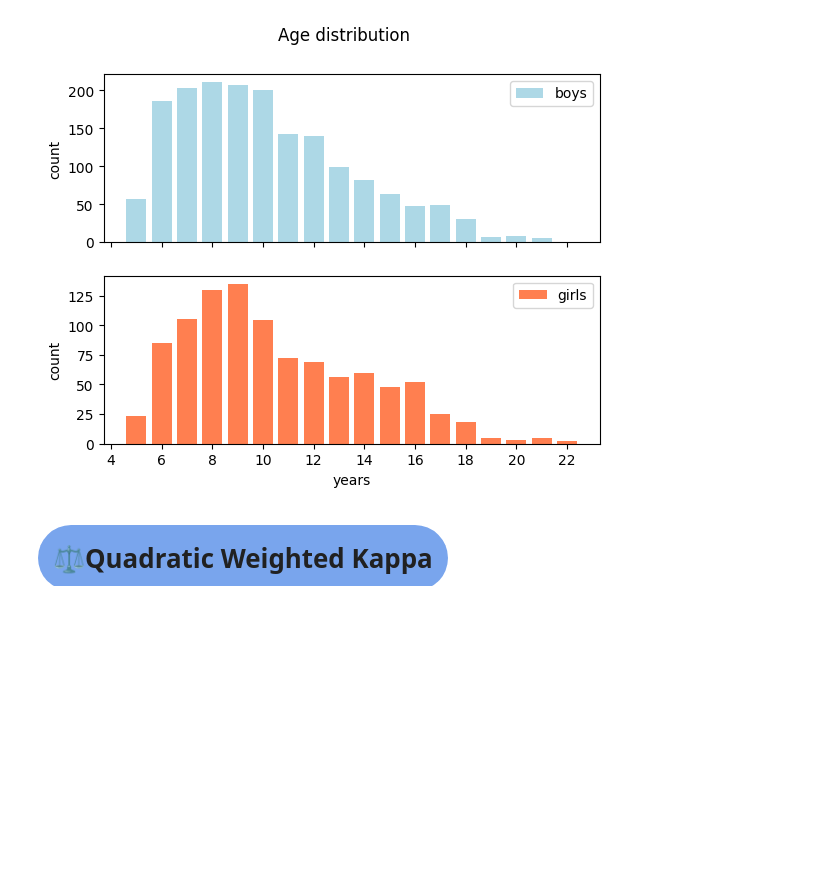
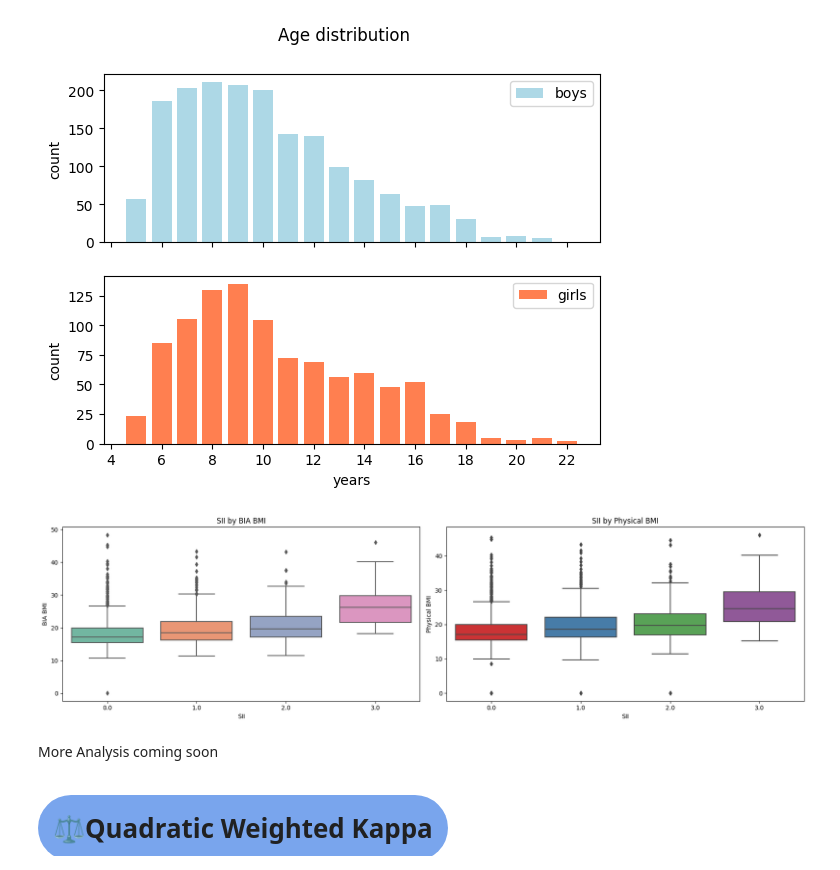
Before and after one commit to TaimourNazar/Child-Mind-Institute-Problematic-Internet-Use, a Jupyter notebook: Blend XGB LGBM_EDA_CMI Internet Usage.ipynb, the cells around one changed output. Saved outputs shown, nothing was run; the diff lists cells and outputs as text; code cells hidden in the pictures; blank space fills up the shorter version.

```diff
--- a/Blend XGB LGBM_EDA_CMI Internet Usage.ipynb
+++ b/Blend XGB LGBM_EDA_CMI Internet Usage.ipynb
@@ -247,6 +247,27 @@ axs.ravel()[1].set_xlabel('years')
 plt.show()
 # %% [output]
 [figure]
+# %%
+fig, axes = plt.subplots(1, 2, figsize=(18, 5))
+
+# SII by Age
+sns.boxplot(y=train['BIA-BIA_BMI'], x=train['sii'], ax=axes[0], palette="Set2")
+axes[0].set_title('SII by BIA BMI')
+axes[0].set_ylabel('BIA BMI')
+axes[0].set_xlabel('SII')
+
+# SII by Age
+sns.boxplot(y=train['Physical-BMI'], x=train['sii'], ax=axes[1], palette="Set1")
+axes[1].set_title('SII by Physical BMI')
+axes[1].set_ylabel('Physical BMI')
+axes[1].set_xlabel('SII')
+
+plt.tight_layout()
+plt.show()
+# %% [output]
+[figure, added]
+# %% [markdown]
+More Analysis coming soon
 # %% [markdown]
 # <span style="background-color:#79a5ed;padding:15px;border-radius:40px;">⚖️Quadratic Weighted Kappa</span>
 # %%
```
Also changed, not shown: parts of 3 cells of this notebook.
